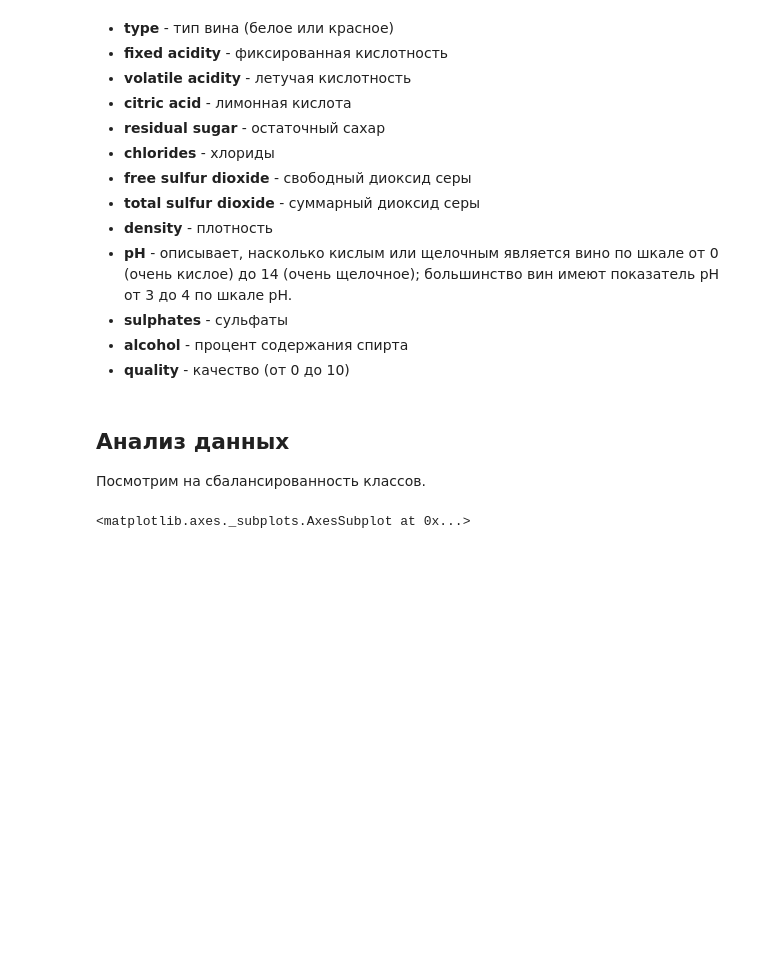
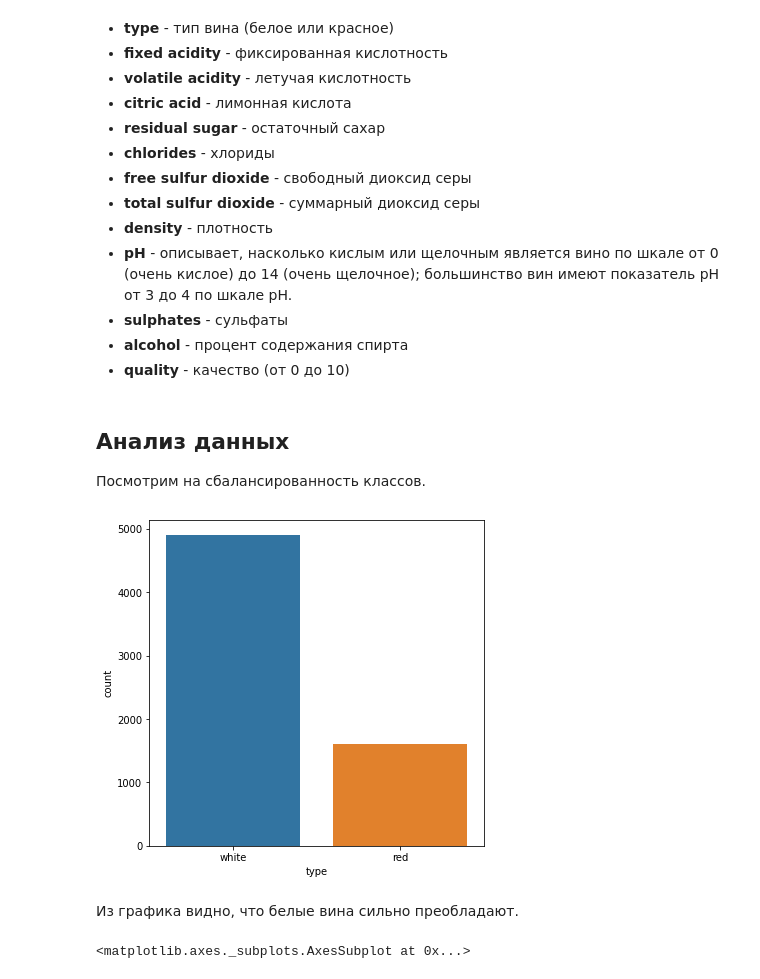
Before and after one commit to AdelineSommers/MachineLearning, a Jupyter notebook: lab1/wineQuality.ipynb, the cells around one changed output. Drawn from its saved outputs; the diff is of its cells as text; code cells hidden in the pictures; blank space fills up the shorter version.

```diff
--- a/lab1/wineQuality.ipynb
+++ b/lab1/wineQuality.ipynb
@@ -34,6 +34,14 @@ data.head()
 # %% [markdown]
 ## **Анализ данных**
 Посмотрим на сбалансированность классов.
+# %%
+plt.figure(figsize=(6,6))
+sns.countplot(x=data['type'])
+pass
+# %% [output]
+[figure, added]
+# %% [markdown]
+Из графика видно, что белые вина сильно преобладают.
 # %%
 plt.figure(figsize =(10, 10))
 sns.set_style("whitegrid")
```
Also changed, not shown: parts of 32 cells of this notebook.
